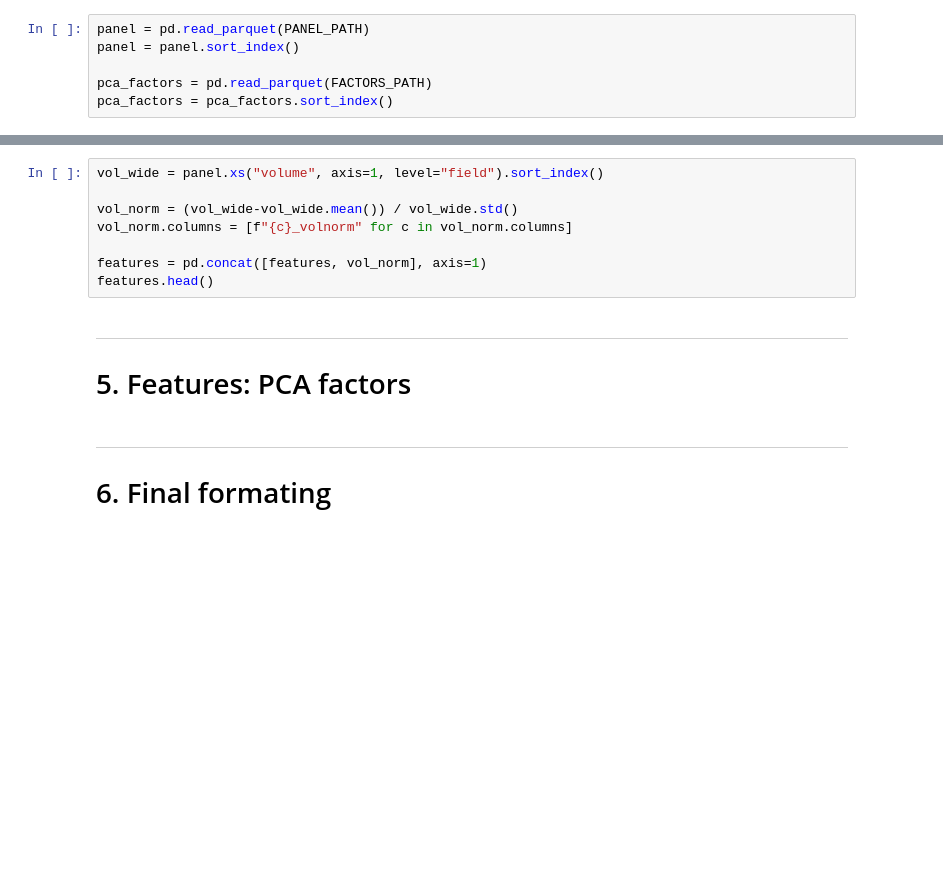
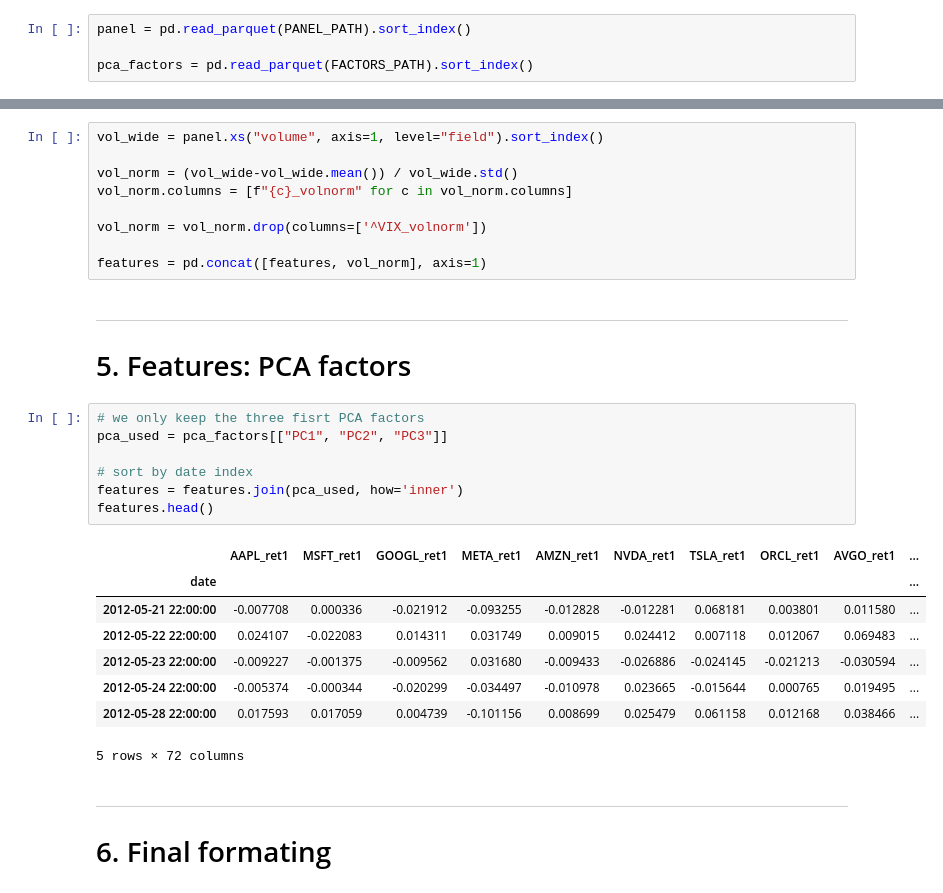
Before and after one commit to jenriquezafra/Equity-Signals, a Jupyter notebook: notebooks/03_feature_engineering.ipynb, the cells around one changed output, grey strips where cells are left out. Saved outputs shown, nothing was run; the diff lists cells and outputs as text; blank space fills up the shorter version.

```diff
--- a/notebooks/03_feature_engineering.ipynb
+++ b/notebooks/03_feature_engineering.ipynb
@@ -28,11 +24,9 @@ TICKER_TARGET = "AMD"
 # 1. Input data
 Loading previous notebooks outputs
 # %%
-panel = pd.read_parquet(PANEL_PATH)
-panel = panel.sort_index()
+panel = pd.read_parquet(PANEL_PATH).sort_index()
 
-pca_factors = pd.read_parquet(FACTORS_PATH)
-pca_factors = pca_factors.sort_index()
+pca_factors = pd.read_parquet(FACTORS_PATH).sort_index()
 # %%
 # now we should create a log-returns basis matric (wide)
 prices = panel.xs("close", axis=1, level="field").sort_index()
@@ -99,11 +71,28 @@ vol_wide = panel.xs("volume", axis=1, level="field").sort_index()
 vol_norm = (vol_wide-vol_wide.mean()) / vol_wide.std()
 vol_norm.columns = [f"{c}_volnorm" for c in vol_norm.columns]
 
+vol_norm = vol_norm.drop(columns=['^VIX_volnorm'])
+
 features = pd.concat([features, vol_norm], axis=1)
-features.head()
 # %% [markdown]
 ---
 # 5. Features: PCA factors
+# %%
+# we only keep the three fisrt PCA factors
+pca_used = pca_factors[["PC1", "PC2", "PC3"]]
+
+# sort by date index
+features = features.join(pca_used, how='inner')
+features.head()
+# %% [output]
+|  | AAPL_ret1 | MSFT_ret1 | GOOGL_ret1 | META_ret1 | AMZN_ret1 | NVDA_ret1 | TSLA_ret1 | ORCL_ret1 | AVGO_ret1 | ... |
+| date |  |  |  |  |  |  |  |  |  | ... |
+| 2012-05-21 22:00:00 | -0.007708 | 0.000336 | -0.021912 | -0.093255 | -0.012828 | -0.012281 | 0.068181 | 0.003801 | 0.011580 | ... |
+| 2012-05-22 22:00:00 | 0.024107 | -0.022083 | 0.014311 | 0.031749 | 0.009015 | 0.024412 | 0.007118 | 0.012067 | 0.069483 | ... |
+| 2012-05-23 22:00:00 | -0.009227 | -0.001375 | -0.009562 | 0.031680 | -0.009433 | -0.026886 | -0.024145 | -0.021213 | -0.030594 | ... |
+| 2012-05-24 22:00:00 | -0.005374 | -0.000344 | -0.020299 | -0.034497 | -0.010978 | 0.023665 | -0.015644 | 0.000765 | 0.019495 | ... |
+| 2012-05-28 22:00:00 | 0.017593 | 0.017059 | 0.004739 | -0.101156 | 0.008699 | 0.025479 | 0.061158 | 0.012168 | 0.038466 | ... |
+5 rows × 72 columns
 # %% [markdown]
 ---
 # 6. Final formating
```
Also changed, not shown: parts of 11 cells of this notebook, 8 other files.
